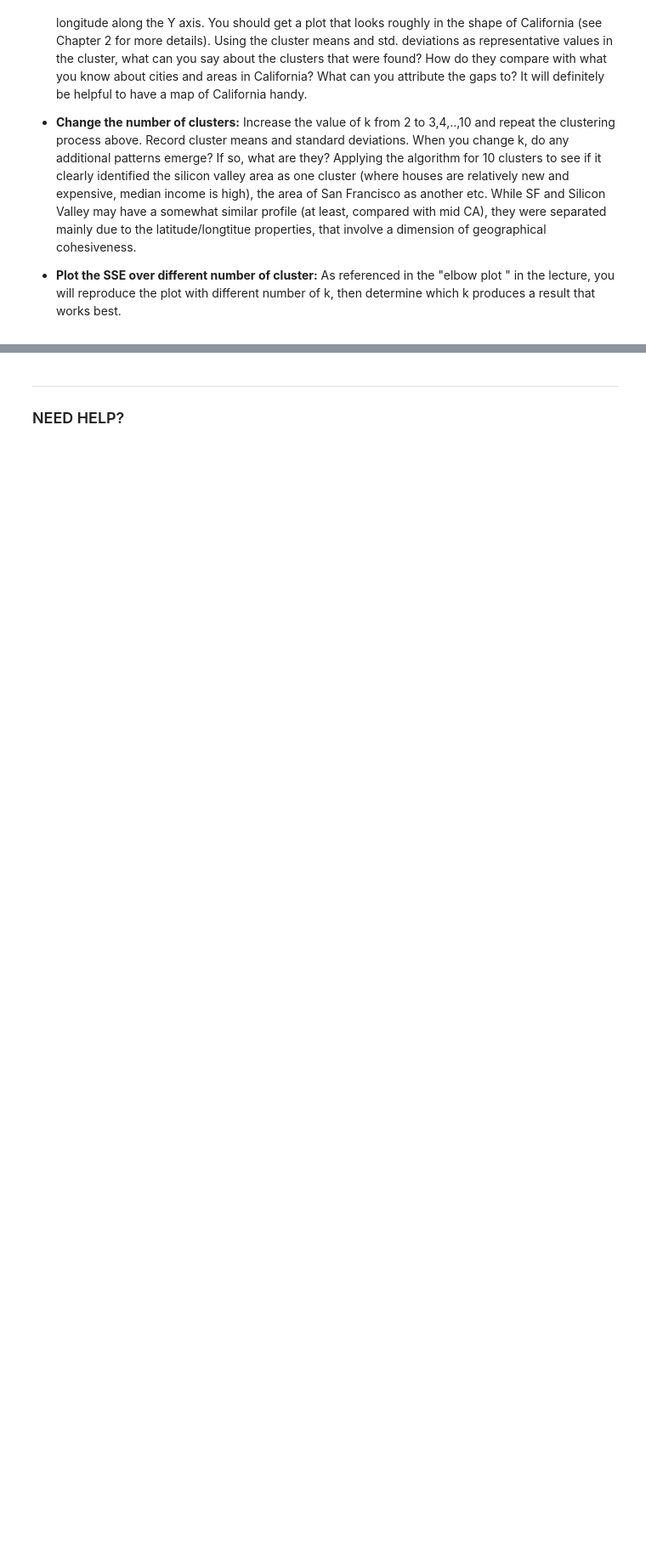
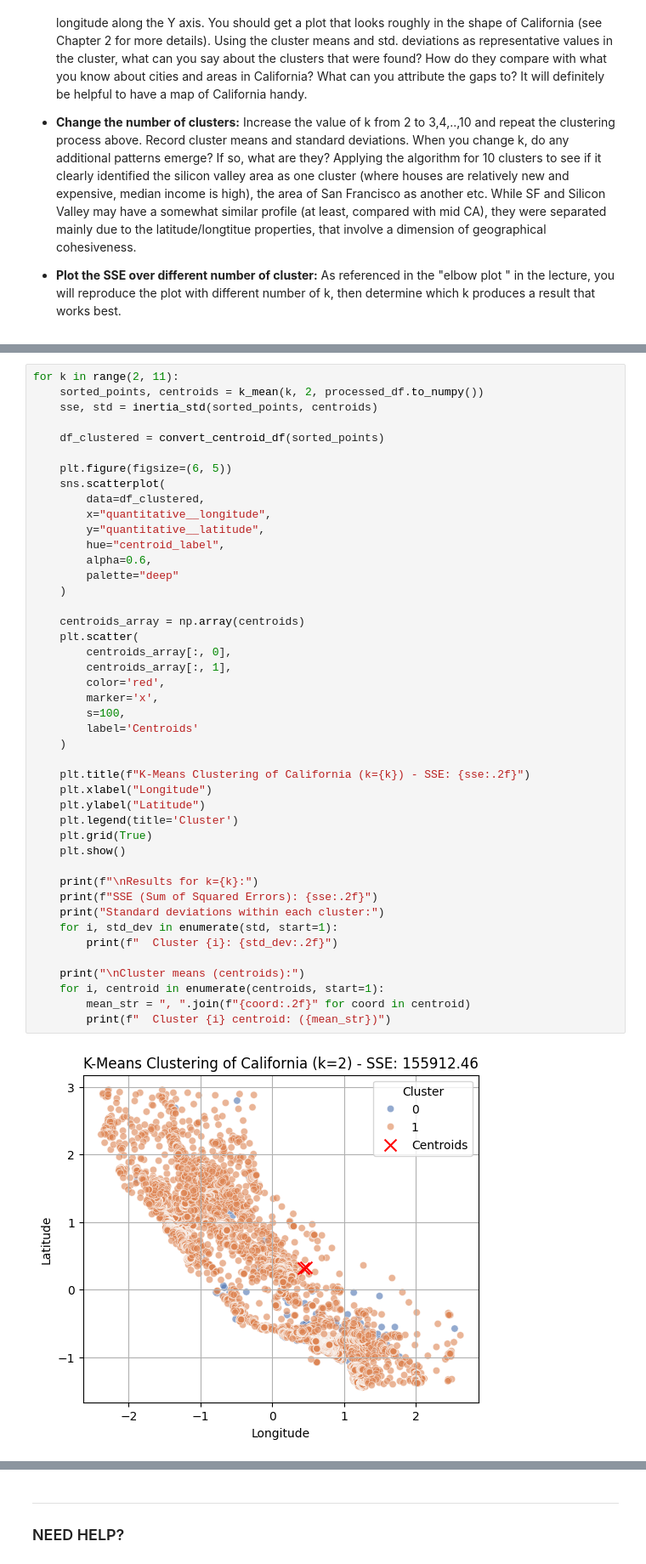
Before and after one commit to cwang12197/cs_4774_ml, a Jupyter notebook: assignment 2/mjq2bt_assignment_2_kmeans.ipynb, the cells around one changed output, grey strips where cells are left out. Shown at 85% size. Cells and saved outputs as stored; diff of their text form; blank space fills up the shorter version.

```diff
--- a/assignment 2/mjq2bt_assignment_2_kmeans.ipynb
+++ b/assignment 2/mjq2bt_assignment_2_kmeans.ipynb
@@ -71,0 +285,46 @@ Now that you have implemented the K-Means as the clustering algorithm. Applying
+# %%
+for k in range(2, 11):
+    sorted_points, centroids = k_mean(k, 2, processed_df.to_numpy())
+    sse, std = inertia_std(sorted_points, centroids)
+
+    df_clustered = convert_centroid_df(sorted_points)
+
+    plt.figure(figsize=(6, 5))
+    sns.scatterplot(
+        data=df_clustered,
+        x="quantitative__longitude",
+        y="quantitative__latitude",
+        hue="centroid_label",
+        alpha=0.6,
+        palette="deep"
+    )
+
+    centroids_array = np.array(centroids)
+    plt.scatter(
+        centroids_array[:, 0],
+        centroids_array[:, 1],
+        color='red',
+        marker='x',
+        s=100,
+        label='Centroids'
+    )
+
+    plt.title(f"K-Means Clustering of California (k={k}) - SSE: {sse:.2f}")
+    plt.xlabel("Longitude")
+    plt.ylabel("Latitude")
+    plt.legend(title='Cluster')
+    plt.grid(True)
+    plt.show()
+
+    print(f"\nResults for k={k}:")
+    print(f"SSE (Sum of Squared Errors): {sse:.2f}")
+    print("Standard deviations within each cluster:")
+    for i, std_dev in enumerate(std, start=1):
+        print(f"  Cluster {i}: {std_dev:.2f}")
+
+    print("\nCluster means (centroids):")
+    for i, centroid in enumerate(centroids, start=1):
+        mean_str = ", ".join(f"{coord:.2f}" for coord in centroid)
+        print(f"  Cluster {i} centroid: ({mean_str})")
+# %% [output]
+[figure, added]
```
Also changed, not shown: parts of 25 cells of this notebook.
